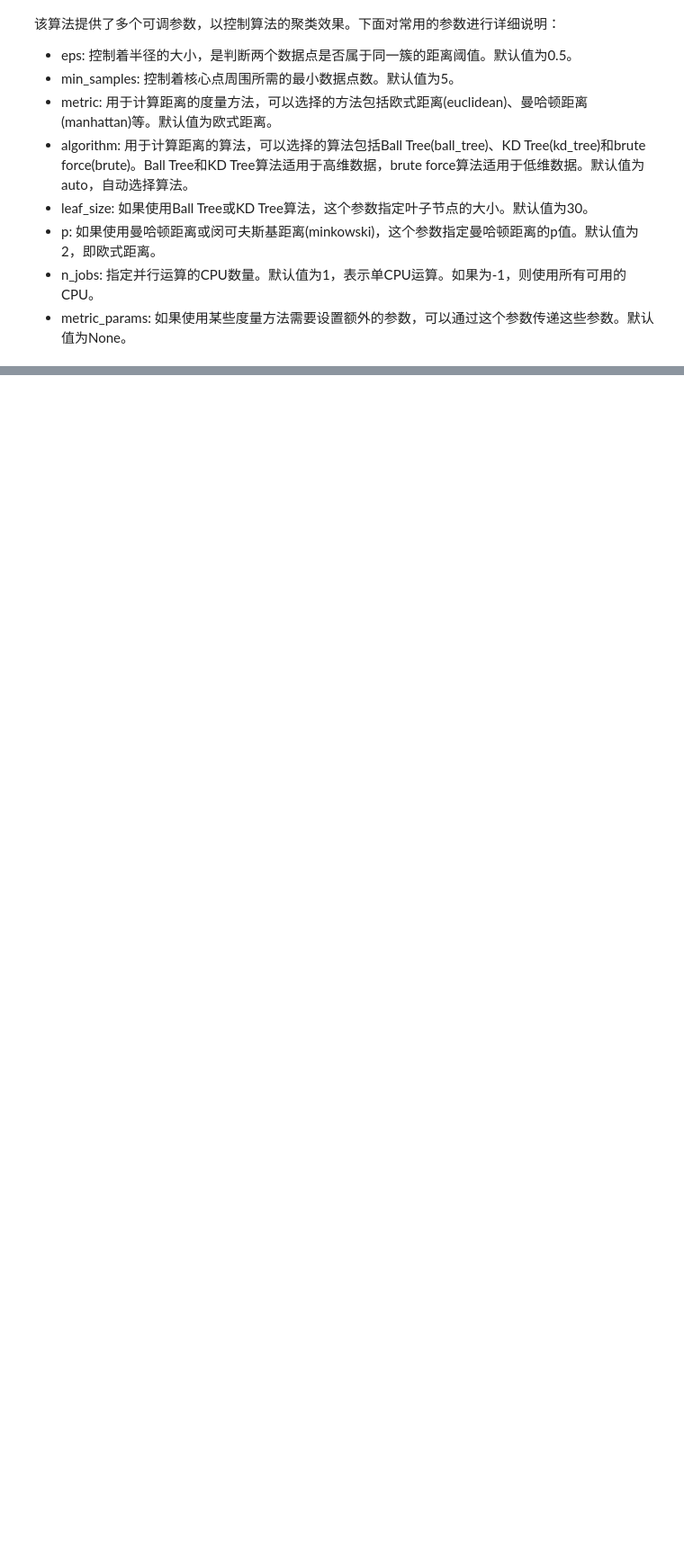
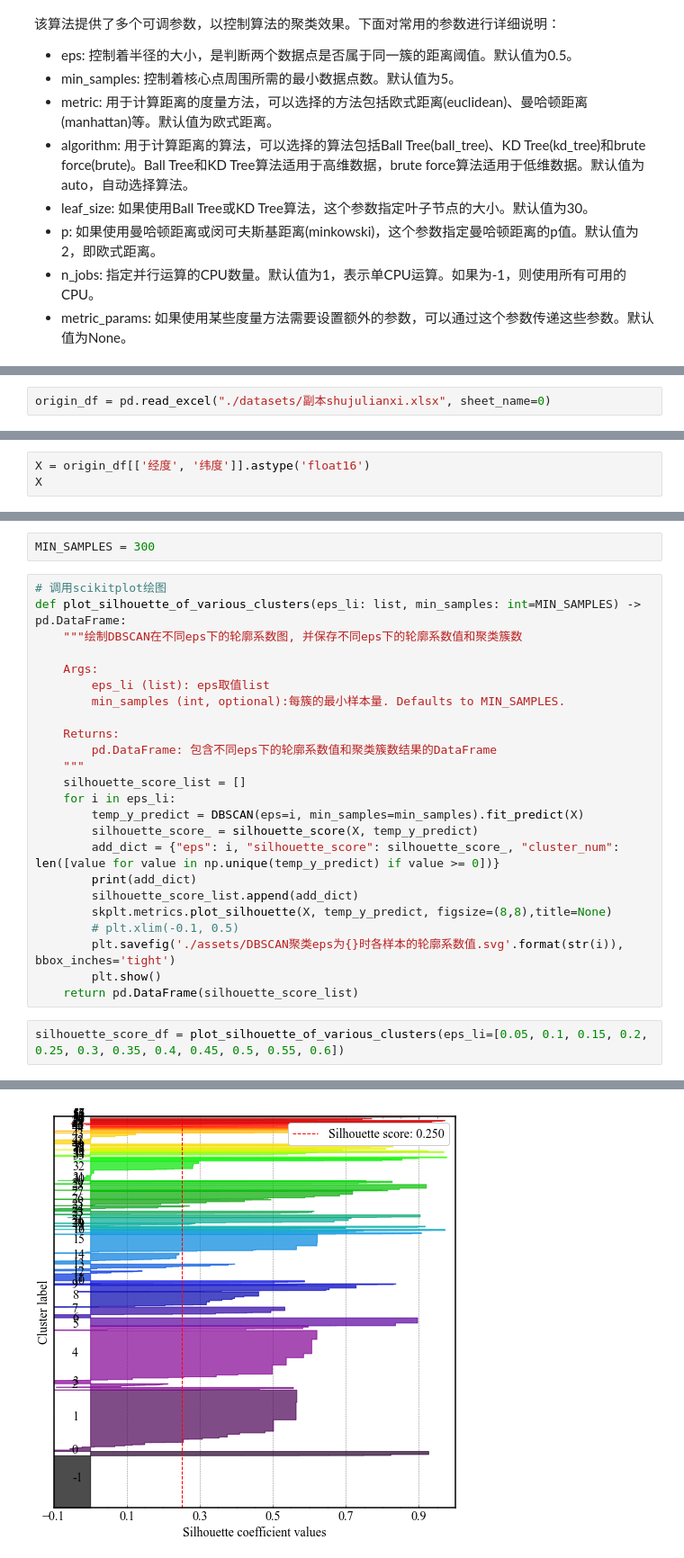
Before and after one commit to CHDers/SpectralClustering, a Jupyter notebook: SpectralClustering.ipynb, the cells around one changed output, grey strips where cells are left out. Shown: that part at 90% size. Saved outputs shown, nothing was run; the diff lists cells and outputs as text; blank space fills up the shorter version.

```diff
--- a/SpectralClustering.ipynb
+++ b/SpectralClustering.ipynb
@@ -38,0 +75,2 @@ plt.show()
+# %%
+origin_df = pd.read_excel("./datasets/副本shujulianxi.xlsx", sheet_name=0)
@@ -38,0 +93,3 @@ plt.show()
+# %%
+X = origin_df[['经度', '纬度']].astype('float16')
+X
@@ -38,0 +110,29 @@ plt.show()
+# %%
+MIN_SAMPLES = 300
+# %%
+# 调用scikitplot绘图
+def plot_silhouette_of_various_clusters(eps_li: list, min_samples: int=MIN_SAMPLES) -> pd.DataFrame:
+    """绘制DBSCAN在不同eps下的轮廓系数图, 并保存不同eps下的轮廓系数值和聚类簇数
+
+    Args:
+        eps_li (list): eps取值list
+        min_samples (int, optional):每簇的最小样本量. Defaults to MIN_SAMPLES.
+
+    Returns:
+        pd.DataFrame: 包含不同eps下的轮廓系数值和聚类簇数结果的DataFrame
+    """
+    silhouette_score_list = []
+    for i in eps_li:
+        temp_y_predict = DBSCAN(eps=i, min_samples=min_samples).fit_predict(X)
+        silhouette_score_ = silhouette_score(X, temp_y_predict)
+        add_dict = {"eps": i, "silhouette_score": silhouette_score_, "cluster_num": len([value for value in np.unique(temp_y_predict) if value >= 0])}
+        print(add_dict)
+        silhouette_score_list.append(add_dict)
+        skplt.metrics.plot_silhouette(X, temp_y_predict, figsize=(8,8),title=None)
+        # plt.xlim(-0.1, 0.5)
+        plt.savefig('./assets/DBSCAN聚类eps为{}时各样本的轮廓系数值.svg'.format(str(i)), bbox_inches='tight')
+        plt.show()
+    return pd.DataFrame(silhouette_score_list)
+# %%
+silhouette_score_df = plot_silhouette_of_various_clusters(eps_li=[0.05, 0.1, 0.15, 0.2, 0.25, 0.3, 0.35, 0.4, 0.45, 0.5, 0.55, 0.6])
+# %% [output]
@@ -38,0 +140 @@ plt.show()
+[figure, added]
```
Also changed, not shown: parts of 14 cells of this notebook, 18 other files.
